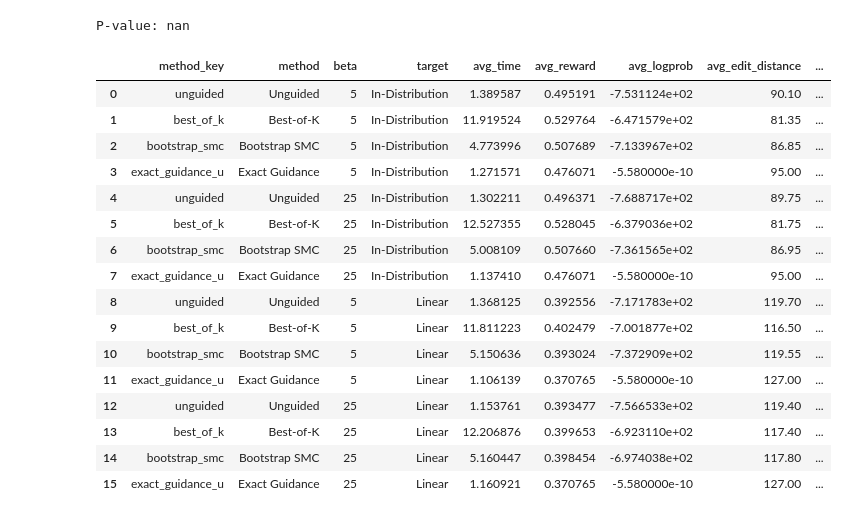
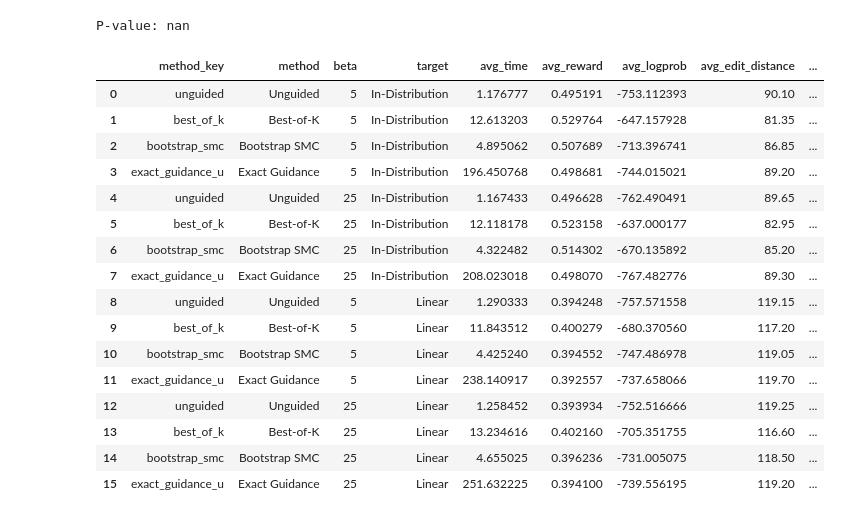
Before and after one commit to upsilonyc/edit-flows-guidance-demo, a Jupyter notebook: main.ipynb, the cells around one changed output. Saved outputs shown, nothing was run; the diff lists cells and outputs as text; code cells hidden in the pictures.

```diff
--- a/main.ipynb
+++ b/main.ipynb
@@ -1811,26 +1816,26 @@ print(f"P-value: {p_value}")
 # %% [output]
 P-value: nan
 # %%
-s = pd.read_csv('summary_280.csv')
+s = pd.read_csv('results/benchmark/7_s280_b525/summary_280.csv')
 s
 # %% [output]
 |  | method_key | method | beta | target | avg_time | avg_reward | avg_logprob | avg_edit_distance | ... |
-| 0 | unguided | Unguided | 5 | In-Distribution | 1.389587 | 0.495191 | -7.531124e+02 | 90.10 | ... |
-| 1 | best_of_k | Best-of-K | 5 | In-Distribution | 11.919524 | 0.529764 | -6.471579e+02 | 81.35 | ... |
-| 2 | bootstrap_smc | Bootstrap SMC | 5 | In-Distribution | 4.773996 | 0.507689 | -7.133967e+02 | 86.85 | ... |
-| 3 | exact_guidance_u | Exact Guidance | 5 | In-Distribution | 1.271571 | 0.476071 | -5.580000e-10 | 95.00 | ... |
-| 4 | unguided | Unguided | 25 | In-Distribution | 1.302211 | 0.496371 | -7.688717e+02 | 89.75 | ... |
-| 5 | best_of_k | Best-of-K | 25 | In-Distribution | 12.527355 | 0.528045 | -6.379036e+02 | 81.75 | ... |
-| 6 | bootstrap_smc | Bootstrap SMC | 25 | In-Distribution | 5.008109 | 0.507660 | -7.361565e+02 | 86.95 | ... |
-| 7 | exact_guidance_u | Exact Guidance | 25 | In-Distribution | 1.137410 | 0.476071 | -5.580000e-10 | 95.00 | ... |
-| 8 | unguided | Unguided | 5 | Linear | 1.368125 | 0.392556 | -7.171783e+02 | 119.70 | ... |
-| 9 | best_of_k | Best-of-K | 5 | Linear | 11.811223 | 0.402479 | -7.001877e+02 | 116.50 | ... |
-| 10 | bootstrap_smc | Bootstrap SMC | 5 | Linear | 5.150636 | 0.393024 | -7.372909e+02 | 119.55 | ... |
-| 11 | exact_guidance_u | Exact Guidance | 5 | Linear | 1.106139 | 0.370765 | -5.580000e-10 | 127.00 | ... |
-| 12 | unguided | Unguided | 25 | Linear | 1.153761 | 0.393477 | -7.566533e+02 | 119.40 | ... |
-| 13 | best_of_k | Best-of-K | 25 | Linear | 12.206876 | 0.399653 | -6.923110e+02 | 117.40 | ... |
-| 14 | bootstrap_smc | Bootstrap SMC | 25 | Linear | 5.160447 | 0.398454 | -6.974038e+02 | 117.80 | ... |
-| 15 | exact_guidance_u | Exact Guidance | 25 | Linear | 1.160921 | 0.370765 | -5.580000e-10 | 127.00 | ... |
+| 0 | unguided | Unguided | 5 | In-Distribution | 1.176777 | 0.495191 | -753.112393 | 90.10 | ... |
+| 1 | best_of_k | Best-of-K | 5 | In-Distribution | 12.613203 | 0.529764 | -647.157928 | 81.35 | ... |
+| 2 | bootstrap_smc | Bootstrap SMC | 5 | In-Distribution | 4.895062 | 0.507689 | -713.396741 | 86.85 | ... |
+| 3 | exact_guidance_u | Exact Guidance | 5 | In-Distribution | 196.450768 | 0.498681 | -744.015021 | 89.20 | ... |
+| 4 | unguided | Unguided | 25 | In-Distribution | 1.167433 | 0.496628 | -762.490491 | 89.65 | ... |
+| 5 | best_of_k | Best-of-K | 25 | In-Distribution | 12.118178 | 0.523158 | -637.000177 | 82.95 | ... |
+| 6 | bootstrap_smc | Bootstrap SMC | 25 | In-Distribution | 4.322482 | 0.514302 | -670.135892 | 85.20 | ... |
+| 7 | exact_guidance_u | Exact Guidance | 25 | In-Distribution | 208.023018 | 0.498070 | -767.482776 | 89.30 | ... |
+| 8 | unguided | Unguided | 5 | Linear | 1.290333 | 0.394248 | -757.571558 | 119.15 | ... |
+| 9 | best_of_k | Best-of-K | 5 | Linear | 11.843512 | 0.400279 | -680.370560 | 117.20 | ... |
+| 10 | bootstrap_smc | Bootstrap SMC | 5 | Linear | 4.425240 | 0.394552 | -747.486978 | 119.05 | ... |
+| 11 | exact_guidance_u | Exact Guidance | 5 | Linear | 238.140917 | 0.392557 | -737.658066 | 119.70 | ... |
+| 12 | unguided | Unguided | 25 | Linear | 1.258452 | 0.393934 | -752.516666 | 119.25 | ... |
+| 13 | best_of_k | Best-of-K | 25 | Linear | 13.234616 | 0.402160 | -705.351755 | 116.60 | ... |
+| 14 | bootstrap_smc | Bootstrap SMC | 25 | Linear | 4.655025 | 0.396236 | -731.005075 | 118.50 | ... |
+| 15 | exact_guidance_u | Exact Guidance | 25 | Linear | 251.632225 | 0.394100 | -739.556195 | 119.20 | ... |
 # %%
 # Video animation from cached trajectory (Exact Guidance, beta=15, OOD Sine)
 from matplotlib.animation import FuncAnimation
```
Also changed, not shown: parts of 4 cells of this notebook, 8 other files.
